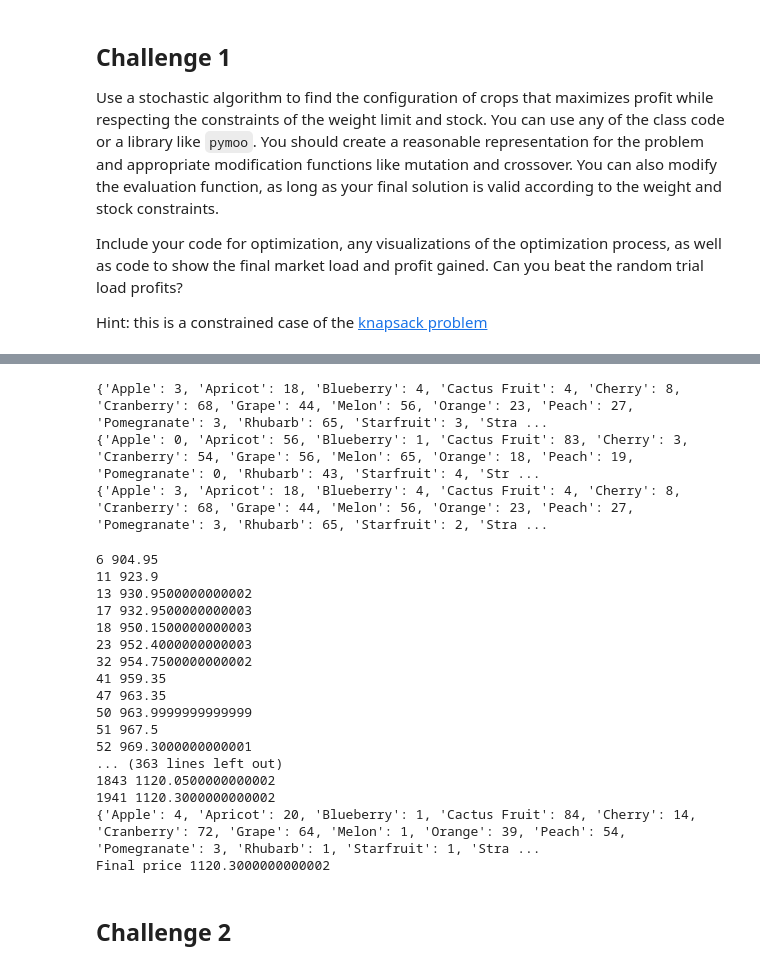
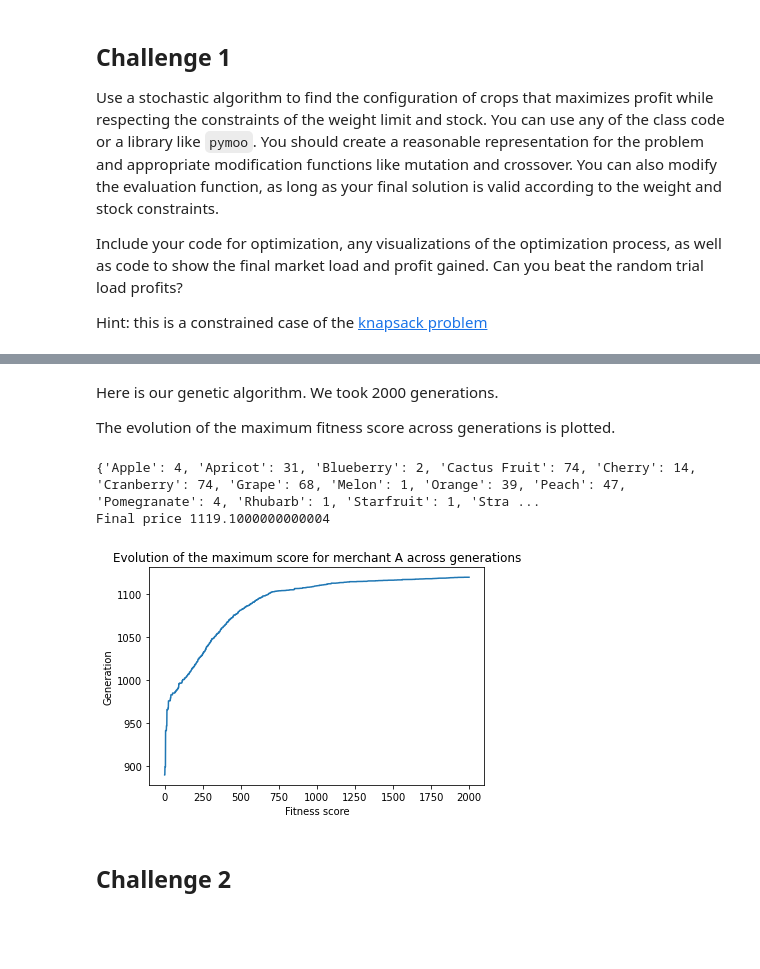
Before and after one commit to valthoraval/stochastic, a Jupyter notebook: Project_Market_Day_checkpoint.ipynb, the cells around one changed output, grey strips where cells are left out. Saved outputs shown, nothing was run; the diff lists cells and outputs as text; code cells hidden in the pictures; blank space fills up the shorter version.

```diff
--- a/Project_Market_Day_checkpoint.ipynb
+++ b/Project_Market_Day_checkpoint.ipynb
@@ -271,77 +229,37 @@ def mutate(ind):
-# %%
-parent1, _ = tournament_selection(population_trail_load, fitness, t_size=3)
-parent2, _ = tournament_selection(population_trail_load, fitness, t_size=3)
-print(parent1)
-print(parent2)
-child_1 = crossover(parent1, parent2)
-child_1 = mutate(child_1)
-print(child_1)
-# %% [output]
-{'Apple': 3, 'Apricot': 18, 'Blueberry': 4, 'Cactus Fruit': 4, 'Cherry': 8, 'Cranberry': 68, 'Grape': 44, 'Melon': 56, 'Orange': 23, 'Peach': 27, 'Pomegranate': 3, 'Rhubarb': 65, 'Starfruit': 3, 'Stra ...
-{'Apple': 0, 'Apricot': 56, 'Blueberry': 1, 'Cactus Fruit': 83, 'Cherry': 3, 'Cranberry': 54, 'Grape': 56, 'Melon': 65, 'Orange': 18, 'Peach': 19, 'Pomegranate': 0, 'Rhubarb': 43, 'Starfruit': 4, 'Str ...
-{'Apple': 3, 'Apricot': 18, 'Blueberry': 4, 'Cactus Fruit': 4, 'Cherry': 8, 'Cranberry': 68, 'Grape': 44, 'Melon': 56, 'Orange': 23, 'Peach': 27, 'Pomegranate': 3, 'Rhubarb': 65, 'Starfruit': 2, 'Stra ...
-# %%
-def ga_step(population, evaluate_population):
-    fitness = evaluate_population(population)
-    fp_fits = np.zeros(20)
-    next_pop, _ = truncation_selection(population, fitness)
-    while len(next_pop) < len(population):
-        parent1, _ = tournament_selection(population, fitness)
-        parent2, _ = tournament_selection(population, fitness)
-        child = crossover(parent1, parent2)
-        child = mutate(child)
-        next_pop.append(child)
-    next_fitness = evaluate_population(next_pop)
-    return next_pop, next_fitness
-# %%
-n_population = 100
-population_trail_load = []
-
-for i in range(n_population):
-    trial_load = {}
-    for k in stock:
-        trial_load[k] = np.random.randint(0, stock[k])
-    population_trail_load.append(trial_load)
-
-fitness = evaluate_population(population_trail_load)
+# %% [markdown]
+Here is our genetic algorithm. We took 2000 generations.
+
+The evolution of the maximum fitness score across generations is plotted.
 # %%
 maxfit = []
 n_gen = 2000
 maxfit = np.zeros(n_gen)
 pop = population_trail_load
 best_pop = {}
 for i in range(n_gen):
-    pop, fitn = ga_step(pop, evaluate_population)
+    pop, fitn = ga_step(pop, evaluate_population, price)
     maxfit[i] = np.max(fitn)
     if (i > 2) and (maxfit[i] > maxfit[i-1]):
-        print(i, maxfit[i])
+        #print('Generation('+str(i)+') - Max score'+str(maxfit[i]))
         best_pop = pop
-        #print(np.where(fitn == np.max(fitn))[0])
         ind = np.where(fitn == maxfit[i])[0][0]
-        #print('ind',ind)
         best_pop = pop[ind]
+print('Best load :')
 print(best_pop)
-#print(toDict(best_pop))
 a = evaluate(best_pop, stock, weight, price)
 print('Final price', a)
+
+x = np.arange(n_gen)
+fig = plt.figure()
+plt.plot(x, maxfit)
+plt.xlabel("Fitness score")
+plt.ylabel("Generation")
+plt.title("Evolution of the maximum score for merchant A across generations")
+plt.show()
 # %% [output]
-6 904.95
-11 923.9
-13 930.9500000000002
-17 932.9500000000003
-18 950.1500000000003
-23 952.4000000000003
-32 954.7500000000002
-41 959.35
-47 963.35
-50 963.9999999999999
-51 967.5
-52 969.3000000000001
-... (363 lines left out)
-1843 1120.0500000000002
-1941 1120.3000000000002
-{'Apple': 4, 'Apricot': 20, 'Blueberry': 1, 'Cactus Fruit': 84, 'Cherry': 14, 'Cranberry': 72, 'Grape': 64, 'Melon': 1, 'Orange': 39, 'Peach': 54, 'Pomegranate': 3, 'Rhubarb': 1, 'Starfruit': 1, 'Stra ...
-Final price 1120.3000000000002
+{'Apple': 4, 'Apricot': 31, 'Blueberry': 2, 'Cactus Fruit': 74, 'Cherry': 14, 'Cranberry': 74, 'Grape': 68, 'Melon': 1, 'Orange': 39, 'Peach': 47, 'Pomegranate': 4, 'Rhubarb': 1, 'Starfruit': 1, 'Stra ...
+Final price 1119.1000000000004
+[figure, added]
 # %% [markdown]
 ## Challenge 2
 # %% [markdown]
```
Also changed, not shown: parts of 43 cells of this notebook.
